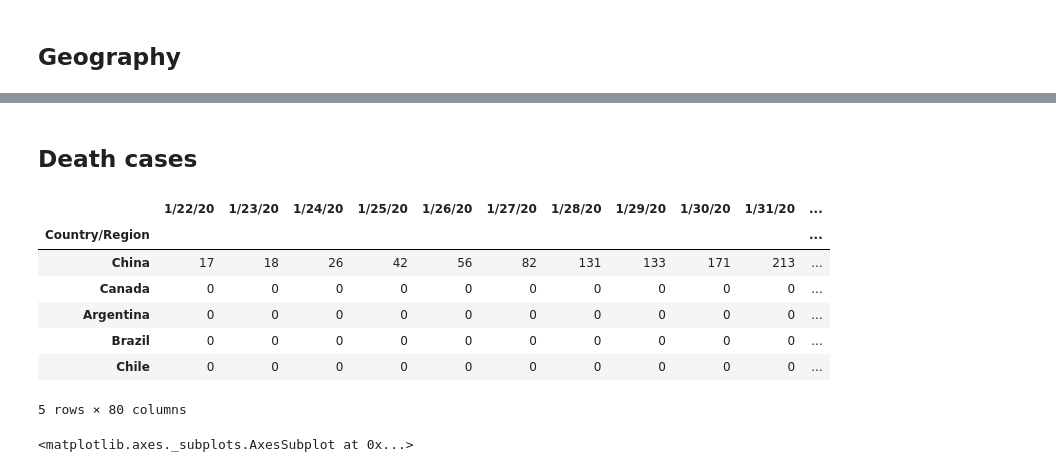
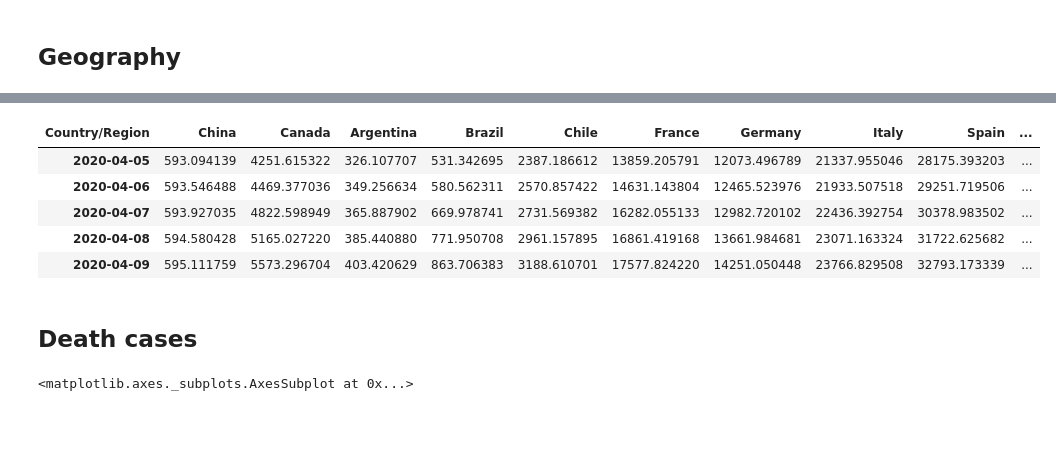
Before and after one commit to ymarsaud/covid, a Jupyter notebook: covid_analysis.ipynb, the cells around one changed output, grey strips where cells are left out. Cells and saved outputs as stored; diff of their text form; code cells hidden in the pictures; blank space fills up the shorter version.

```diff
--- a/covid_analysis.ipynb
+++ b/covid_analysis.ipynb
@@ -73,21 +95,21 @@ population.head()
+# %%
+confirmed_norm.tail()
+# %% [output]
+| Country/Region | China | Canada | Argentina | Brazil | Chile | France | Germany | Italy | Spain | ... |
+| 2020-04-05 | 593.094139 | 4251.615322 | 326.107707 | 531.342695 | 2387.186612 | 13859.205791 | 12073.496789 | 21337.955046 | 28175.393203 | ... |
+| 2020-04-06 | 593.546488 | 4469.377036 | 349.256634 | 580.562311 | 2570.857422 | 14631.143804 | 12465.523976 | 21933.507518 | 29251.719506 | ... |
+| 2020-04-07 | 593.927035 | 4822.598949 | 365.887902 | 669.978741 | 2731.569382 | 16282.055133 | 12982.720102 | 22436.392754 | 30378.983502 | ... |
+| 2020-04-08 | 594.580428 | 5165.027220 | 385.440880 | 771.950708 | 2961.157895 | 16861.419168 | 13661.984681 | 23071.163324 | 31722.625682 | ... |
+| 2020-04-09 | 595.111759 | 5573.296704 | 403.420629 | 863.706383 | 3188.610701 | 17577.824220 | 14251.050448 | 23766.829508 | 32793.173339 | ... |
 # %% [markdown]
 ## Death cases
 # %%
 data = pd.read_csv(path+"time_series_covid19_deaths_global.csv")
 data = data.drop(["Lat","Long"],axis=1)
 death = prepare_data(data,pays,to_agregate)
-death.head()
+#death.head()
 #data.head()
 #data[data["Country/Region"] == "United Kingdom"]
-# %% [output]
-|  | 1/22/20 | 1/23/20 | 1/24/20 | 1/25/20 | 1/26/20 | 1/27/20 | 1/28/20 | 1/29/20 | 1/30/20 | 1/31/20 | ... |
-| Country/Region |  |  |  |  |  |  |  |  |  |  | ... |
-| China | 17 | 18 | 26 | 42 | 56 | 82 | 131 | 133 | 171 | 213 | ... |
-| Canada | 0 | 0 | 0 | 0 | 0 | 0 | 0 | 0 | 0 | 0 | ... |
-| Argentina | 0 | 0 | 0 | 0 | 0 | 0 | 0 | 0 | 0 | 0 | ... |
-| Brazil | 0 | 0 | 0 | 0 | 0 | 0 | 0 | 0 | 0 | 0 | ... |
-| Chile | 0 | 0 | 0 | 0 | 0 | 0 | 0 | 0 | 0 | 0 | ... |
-5 rows × 80 columns
 # %%
 death_norm = normalize_and_timeserie(death,n)
 title = "Covid-19 : Death cases for "+str(10**n)
```
Also changed, not shown: parts of 11 cells of this notebook.
